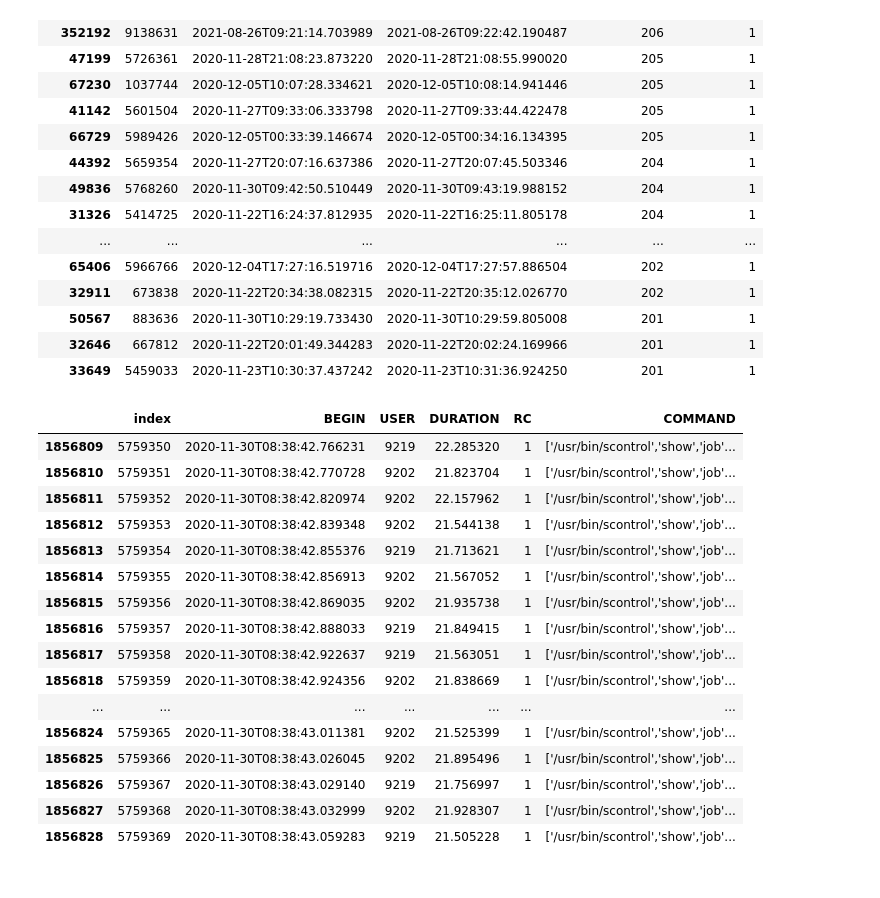
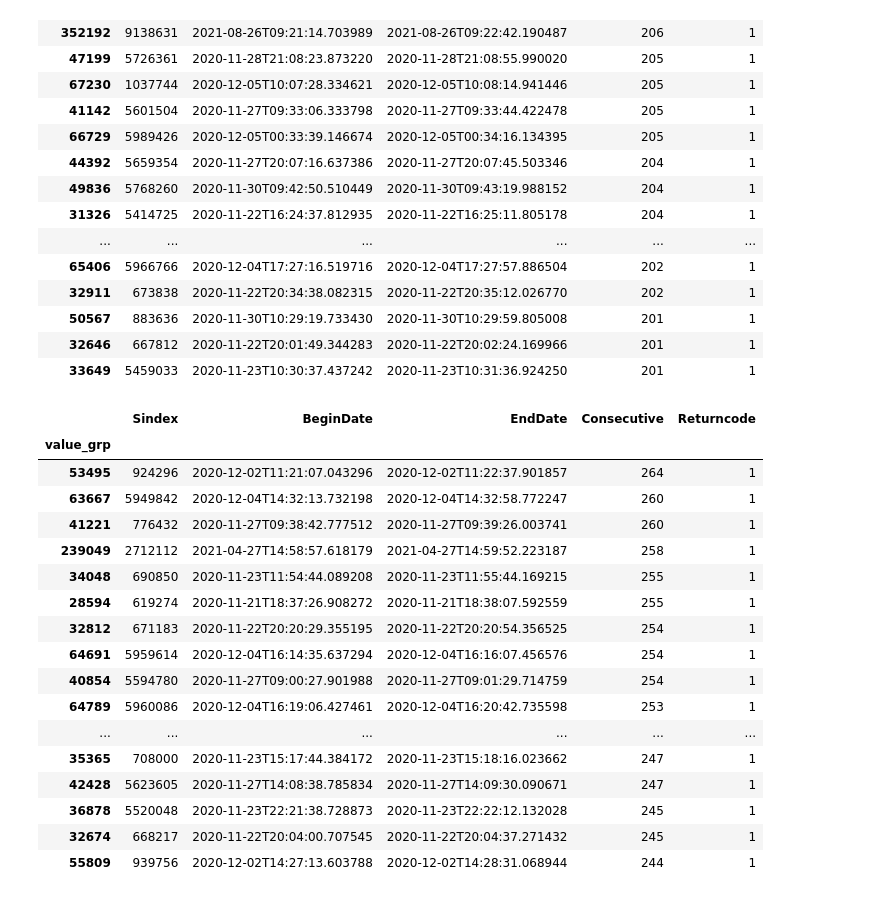
Before and after one commit to VahidehRasekhi/accre-sour_patch, a Jupyter notebook: notebooks/working4.ipynb, the cells around one changed output. Drawn from its saved outputs; the diff is of its cells as text; code cells hidden in the pictures.

```diff
--- a/notebooks/working4.ipynb
+++ b/notebooks/working4.ipynb
@@ -87,23 +67,24 @@ codes_grouped[codes_grouped['Returncode'] == 1].iloc[140:160]
 | 50567 | 883636 | 2020-11-30T10:29:19.733430 | 2020-11-30T10:29:59.805008 | 201 | 1 |
 | 32646 | 667812 | 2020-11-22T20:01:49.344283 | 2020-11-22T20:02:24.169966 | 201 | 1 |
 | 33649 | 5459033 | 2020-11-23T10:30:37.437242 | 2020-11-23T10:31:36.924250 | 201 | 1 |
-# %%
-sbatch[sbatch['BEGIN'] ]
-# %% [output]
-|  | index | BEGIN | USER | DURATION | RC | COMMAND |
-| 1856809 | 5759350 | 2020-11-30T08:38:42.766231 | 9219 | 22.285320 | 1 | ['/usr/bin/scontrol','show','job'... |
-| 1856810 | 5759351 | 2020-11-30T08:38:42.770728 | 9202 | 21.823704 | 1 | ['/usr/bin/scontrol','show','job'... |
-| 1856811 | 5759352 | 2020-11-30T08:38:42.820974 | 9202 | 22.157962 | 1 | ['/usr/bin/scontrol','show','job'... |
-| 1856812 | 5759353 | 2020-11-30T08:38:42.839348 | 9202 | 21.544138 | 1 | ['/usr/bin/scontrol','show','job'... |
-| 1856813 | 5759354 | 2020-11-30T08:38:42.855376 | 9219 | 21.713621 | 1 | ['/usr/bin/scontrol','show','job'... |
-| 1856814 | 5759355 | 2020-11-30T08:38:42.856913 | 9202 | 21.567052 | 1 | ['/usr/bin/scontrol','show','job'... |
-| 1856815 | 5759356 | 2020-11-30T08:38:42.869035 | 9202 | 21.935738 | 1 | ['/usr/bin/scontrol','show','job'... |
-| 1856816 | 5759357 | 2020-11-30T08:38:42.888033 | 9219 | 21.849415 | 1 | ['/usr/bin/scontrol','show','job'... |
-| 1856817 | 5759358 | 2020-11-30T08:38:42.922637 | 9219 | 21.563051 | 1 | ['/usr/bin/scontrol','show','job'... |
-| 1856818 | 5759359 | 2020-11-30T08:38:42.924356 | 9202 | 21.838669 | 1 | ['/usr/bin/scontrol','show','job'... |
-| ... | ... | ... | ... | ... | ... | ... |
-| 1856824 | 5759365 | 2020-11-30T08:38:43.011381 | 9202 | 21.525399 | 1 | ['/usr/bin/scontrol','show','job'... |
-| 1856825 | 5759366 | 2020-11-30T08:38:43.026045 | 9202 | 21.895496 | 1 | ['/usr/bin/scontrol','show','job'... |
-| 1856826 | 5759367 | 2020-11-30T08:38:43.029140 | 9219 | 21.756997 | 1 | ['/usr/bin/scontrol','show','job'... |
-| 1856827 | 5759368 | 2020-11-30T08:38:43.032999 | 9202 | 21.928307 | 1 | ['/usr/bin/scontrol','show','job'... |
-| 1856828 | 5759369 | 2020-11-30T08:38:43.059283 | 9219 | 21.505228 | 1 | ['/usr/bin/scontrol','show','job'... |
+# %%
+codes_grouped[codes_grouped['Returncode'] == 1].iloc[40:60]
+# %% [output]
+|  | Sindex | BeginDate | EndDate | Consecutive | Returncode |
+| value_grp |  |  |  |  |  |
+| 53495 | 924296 | 2020-12-02T11:21:07.043296 | 2020-12-02T11:22:37.901857 | 264 | 1 |
+| 63667 | 5949842 | 2020-12-04T14:32:13.732198 | 2020-12-04T14:32:58.772247 | 260 | 1 |
+| 41221 | 776432 | 2020-11-27T09:38:42.777512 | 2020-11-27T09:39:26.003741 | 260 | 1 |
+| 239049 | 2712112 | 2021-04-27T14:58:57.618179 | 2021-04-27T14:59:52.223187 | 258 | 1 |
+| 34048 | 690850 | 2020-11-23T11:54:44.089208 | 2020-11-23T11:55:44.169215 | 255 | 1 |
+| 28594 | 619274 | 2020-11-21T18:37:26.908272 | 2020-11-21T18:38:07.592559 | 255 | 1 |
+| 32812 | 671183 | 2020-11-22T20:20:29.355195 | 2020-11-22T20:20:54.356525 | 254 | 1 |
+| 64691 | 5959614 | 2020-12-04T16:14:35.637294 | 2020-12-04T16:16:07.456576 | 254 | 1 |
+| 40854 | 5594780 | 2020-11-27T09:00:27.901988 | 2020-11-27T09:01:29.714759 | 254 | 1 |
+| 64789 | 5960086 | 2020-12-04T16:19:06.427461 | 2020-12-04T16:20:42.735598 | 253 | 1 |
+| ... | ... | ... | ... | ... | ... |
+| 35365 | 708000 | 2020-11-23T15:17:44.384172 | 2020-11-23T15:18:16.023662 | 247 | 1 |
+| 42428 | 5623605 | 2020-11-27T14:08:38.785834 | 2020-11-27T14:09:30.090671 | 247 | 1 |
+| 36878 | 5520048 | 2020-11-23T22:21:38.728873 | 2020-11-23T22:22:12.132028 | 245 | 1 |
+| 32674 | 668217 | 2020-11-22T20:04:00.707545 | 2020-11-22T20:04:37.271432 | 245 | 1 |
+| 55809 | 939756 | 2020-12-02T14:27:13.603788 | 2020-12-02T14:28:31.068944 | 244 | 1 |
```
Also changed, not shown: parts of 6 cells of this notebook.
